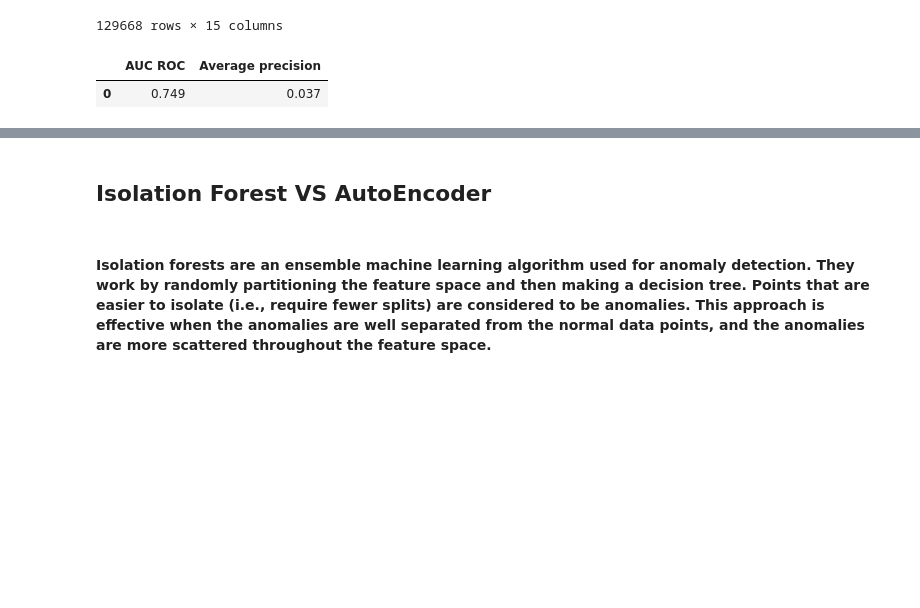
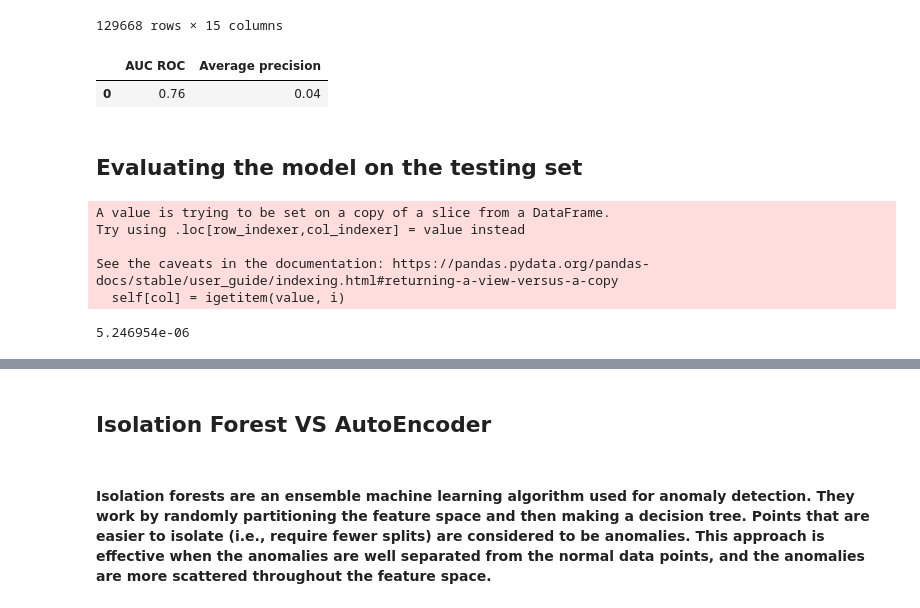
Before and after one commit to achrafbalij/fraud_detection, a Jupyter notebook: fraud-detection-autoencoder-vs-isolation-forest.ipynb, the cells around one changed output, grey strips where cells are left out. Drawn from its saved outputs; the diff is of its cells as text; code cells hidden in the pictures; blank space fills up the shorter version.

```diff
--- a/fraud-detection-autoencoder-vs-isolation-forest.ipynb
+++ b/fraud-detection-autoencoder-vs-isolation-forest.ipynb
@@ -326,10 +326,10 @@ Average genuine reconstruction error: 0.00018020491
 # %% [markdown]
 #### After comparing the reconstructed error between fraud and genuine transactions, it appears that fraud are less well reconstructed than genuine transactions
 # %%
-predictions_df_AE=df_val
+predictions_df_AE=df_val.copy()
 predictions_df_AE['predictions_loss']=losses
 # %%
-threshold_AE = np.percentile(predictions_df['predictions_loss'],95)
+threshold_AE = np.percentile(predictions_df_AE['predictions_loss'],95)
 # %%
 predictions_df_AE['predictions'] = [1 if x > threshold_AE else 0 for x in predictions_df_AE['predictions_loss']]
 predictions_df_AE
@@ -361,7 +361,9 @@ def performance_assessment(predictions_df, output_feature='is_fraud',
 
     return performances
 # %%
-performance_assessment(predictions_df)
+performance_assessment(predictions_df_AE)
 # %% [output]
 |  | AUC ROC | Average precision |
-| 0 | 0.749 | 0.037 |
+| 0 | 0.76 | 0.04 |
+# %% [markdown]
+## Evaluating the model on the testing set
@@ -367,0 +388,11 @@ performance_assessment(predictions_df)
+# %%
+scaler = preprocessing.StandardScaler()
+scaler.fit(df_test[input_features])
+
+df_test[input_features]=scaler.transform(df_test[input_features])
+# %% [output]
+A value is trying to be set on a copy of a slice from a DataFrame.
+Try using .loc[row_indexer,col_indexer] = value instead
+
+See the caveats in the documentation: https://pandas.pydata.org/pandas-docs/stable/user_guide/indexing.html#returning-a-view-versus-a-copy
+  self[col] = igetitem(value, i)
@@ -367,0 +411,5 @@ performance_assessment(predictions_df)
+# %%
+test_losses = per_sample_mse(model, test_generator)
+print(np.mean(test_losses))
+# %% [output]
+5.246954e-06
```
Also changed, not shown: parts of 20 cells of this notebook.
